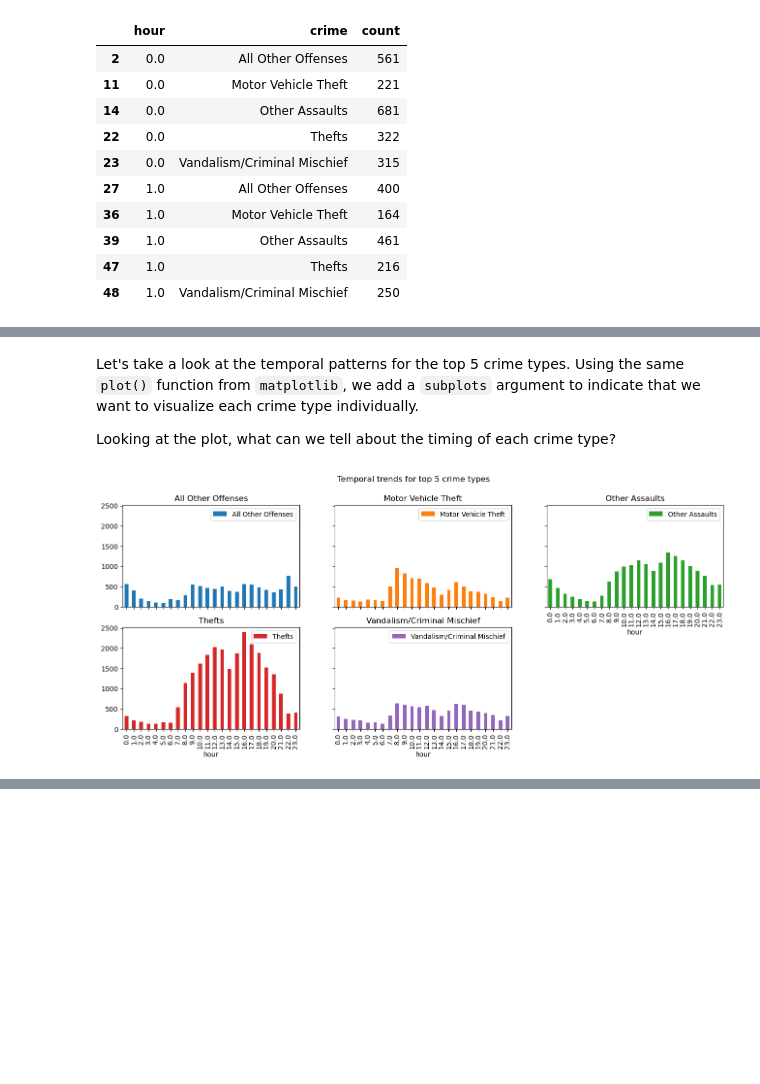
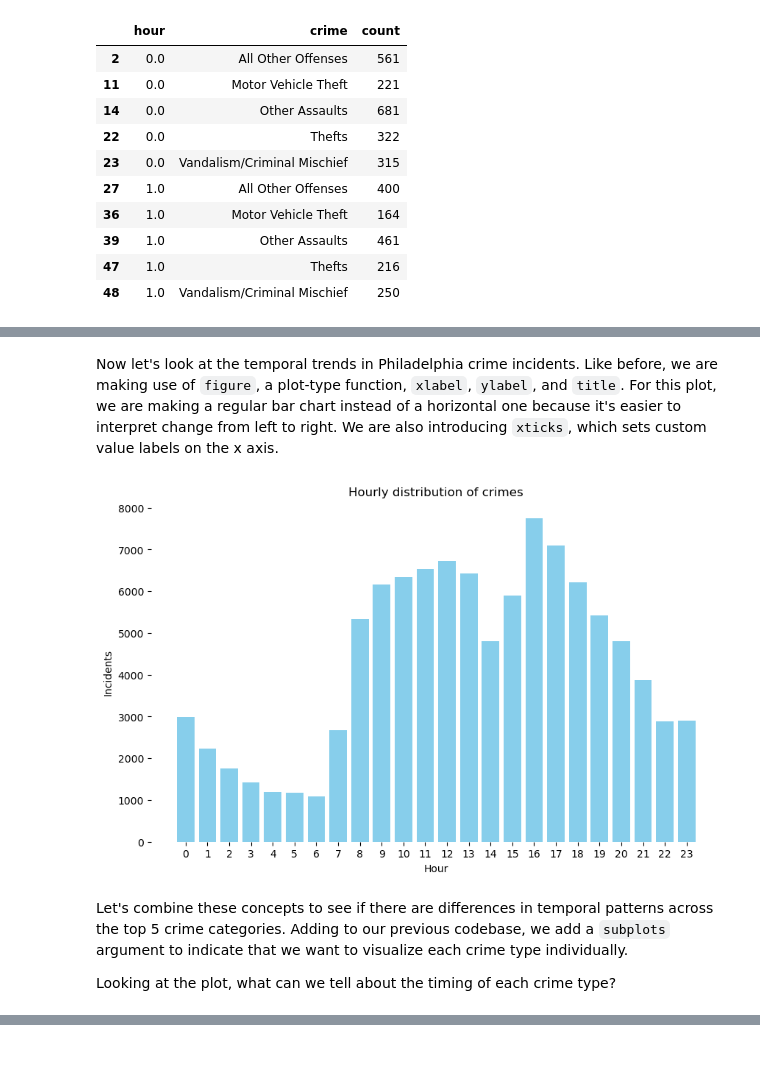
Before and after one commit to musa-550-fall-2024/Additional-Exercises, a Jupyter notebook: 2_data_cleaning_and_analysis.ipynb, the cells around one changed output, grey strips where cells are left out. Drawn from its saved outputs; the diff is of its cells as text; code cells hidden in the pictures; blank space fills up the shorter version.

```diff
--- a/2_data_cleaning_and_analysis.ipynb
+++ b/2_data_cleaning_and_analysis.ipynb
@@ -305,12 +321,18 @@ plt.show()
+# %% [markdown]
+Now let's look at the temporal trends in Philadelphia crime incidents. Like before, we are making use of `figure`, a plot-type function, `xlabel`, `ylabel`, and `title`. For this plot, we are making a regular bar chart instead of a horizontal one because it's easier to interpret change from left to right. We are also introducing `xticks`, which sets custom value labels on the x axis.
+# %%
+# Plotting
+plt.figure(figsize=(10, 6))
+plt.bar(hour_count.sort_values(by='hour')['hour'], hour_count.sort_values(by='hour')['count'], color='skyblue')
+plt.xlabel('Hour')
+plt.ylabel('Incidents')
+plt.title('Hourly distribution of crimes')
+plt.xticks(range(24))
+plt.grid(False)
+plt.box(False)
+# %% [output]
+[figure, added]
 # %% [markdown]
-Let's take a look at the temporal patterns for the top 5 crime types. Using the same `plot()` function from `matplotlib`, we add a `subplots` argument to indicate that we want to visualize each crime type individually.
+Let's combine these concepts to see if there are differences in temporal patterns across the top 5 crime categories. Adding to our previous codebase, we add a `subplots` argument to indicate that we want to visualize each crime type individually.
 
 Looking at the plot, what can we tell about the timing of each crime type?
-# %%
-ax = hour_crime_pivot.plot(kind='bar', subplots=True, layout=(2, 3), figsize=(16, 6), sharey=True)
-
-# Set the overall title and axis labels
-plt.suptitle('Temporal trends for top 5 crime types')
-plt.show()
-# %% [output]
-[figure, removed]
```
Also changed, not shown: parts of 10 cells of this notebook, 5 other files.
